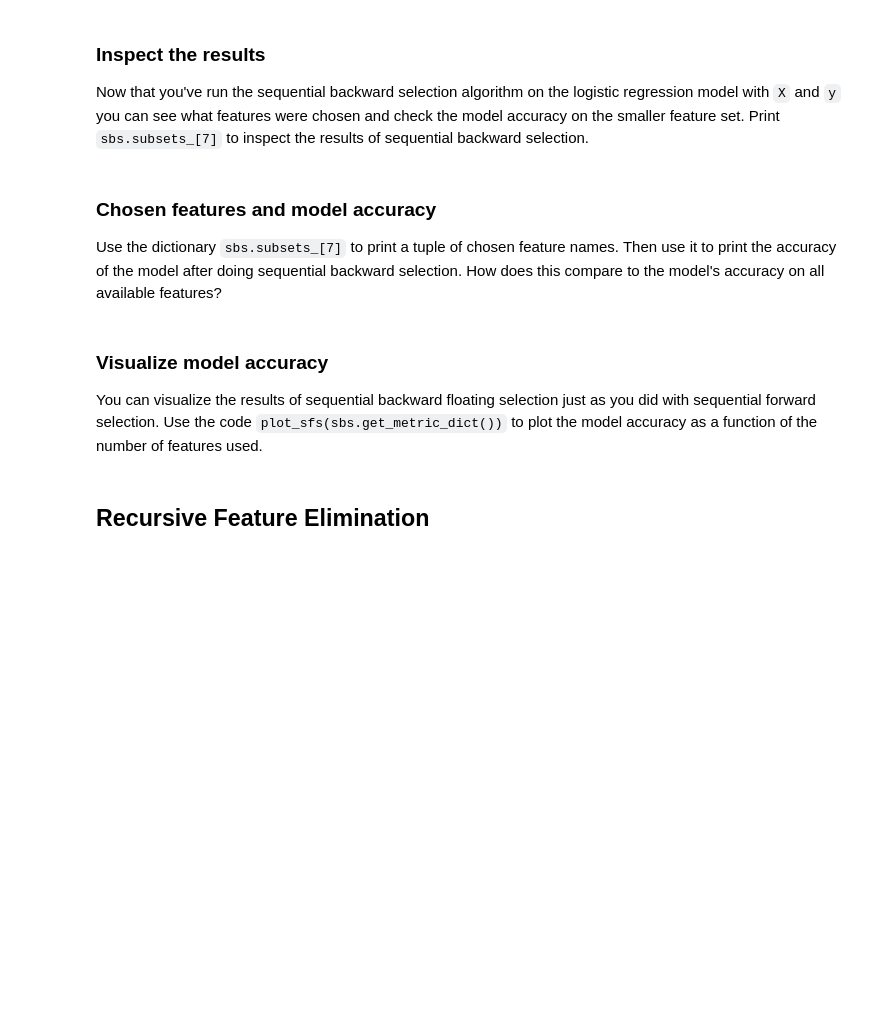
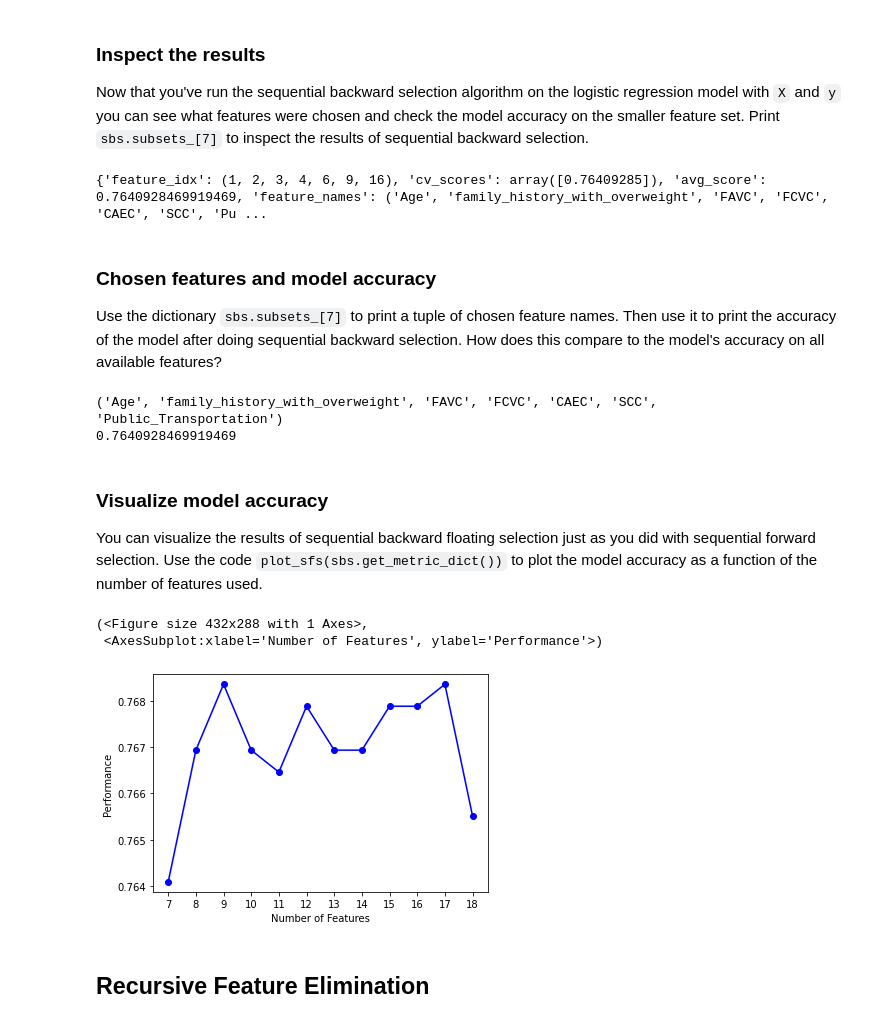
Before and after one commit to alexpaunero/Obesity-wrapper-method, a Jupyter notebook: wrapper_method_starter.ipynb, the cells around one changed output. Saved outputs shown, nothing was run; the diff lists cells and outputs as text; code cells hidden in the pictures; blank space fills up the shorter version.

```diff
--- a/wrapper_method_starter.ipynb
+++ b/wrapper_method_starter.ipynb
@@ -101,7 +177,11 @@ Sequential forward selection was able to find a feature subset that performed ma
 Create a sequential backward selection model called `sbs`.
 * Be sure to set the `estimator` parameter to `lr` and set the `forward` and `floating` parameters to the appropriate values.
 * Also use the parameters `k_features=7`, `scoring='accuracy'`, and `cv=0`.
+# %%
+sbs = SFS(lr, k_features=7, forward=False, floating=False, scoring='accuracy', cv=0)
 # %% [markdown]
 ### Fit the model
 
 Use the `.fit()` method on `sbs` to fit the model to `X` and `y`.
+# %%
+sbs.fit(X,y)
@@ -109,14 +209,30 @@ Use the `.fit()` method on `sbs` to fit the model to `X` and `y`.
 ### Inspect the results
 
 Now that you've run the sequential backward selection algorithm on the logistic regression model with `X` and `y` you can see what features were chosen and check the model accuracy on the smaller feature set. Print `sbs.subsets_[7]` to inspect the results of sequential backward selection.
+# %%
+print(sbs.subsets_[7])
+# %% [output]
+{'feature_idx': (1, 2, 3, 4, 6, 9, 16), 'cv_scores': array([0.76409285]), 'avg_score': 0.7640928469919469, 'feature_names': ('Age', 'family_history_with_overweight', 'FAVC', 'FCVC', 'CAEC', 'SCC', 'Pu ...
 # %% [markdown]
 ### Chosen features and model accuracy
 
 Use the dictionary `sbs.subsets_[7]` to print a tuple of chosen feature names. Then use it to print the accuracy of the model after doing sequential backward selection. How does this compare to the model's accuracy on all available features?
+# %%
+print(sbs.subsets_[7]['feature_names'])
+print(sbs.subsets_[7]['avg_score'])
+# %% [output]
+('Age', 'family_history_with_overweight', 'FAVC', 'FCVC', 'CAEC', 'SCC', 'Public_Transportation')
+0.7640928469919469
 # %% [markdown]
 ### Visualize model accuracy
 
 You can visualize the results of sequential backward floating selection just as you did with sequential forward selection. Use the code `plot_sfs(sbs.get_metric_dict())` to plot the model accuracy as a function of the number of features used.
+# %%
+plot_sfs(sbs.get_metric_dict())
+# %% [output]
+(<Figure size 432x288 with 1 Axes>,
+ <AxesSubplot:xlabel='Number of Features', ylabel='Performance'>)
+[figure, added]
 # %% [markdown]
 ## Recursive Feature Elimination
 # %% [markdown]
```
Also changed, not shown: parts of 17 cells of this notebook.
